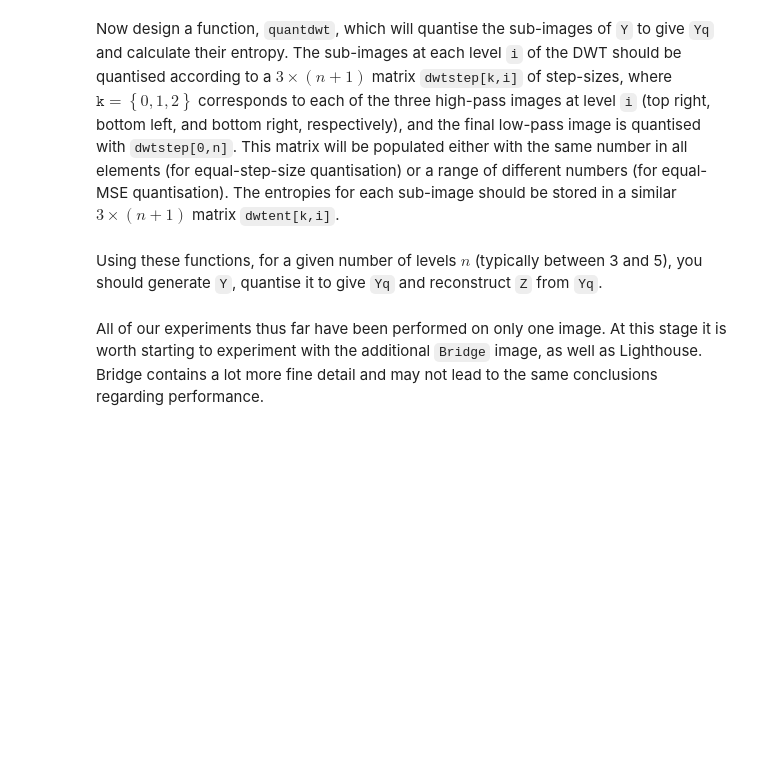
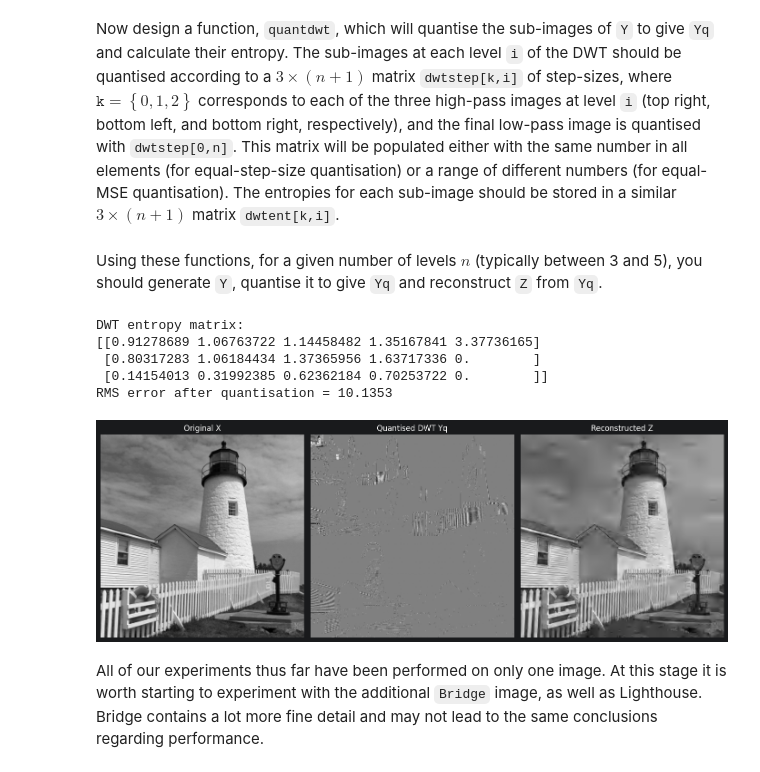
Before and after one commit to dofsdev/SF2, a Jupyter notebook: 9-dwt.ipynb, the cells around one changed output. Cells and saved outputs as stored; diff of their text form; code cells hidden in the pictures; blank space fills up the shorter version.

```diff
--- a/9-dwt.ipynb
+++ b/9-dwt.ipynb
@@ -656,17 +654,3 @@ sub-images of `Y` to give `Yq` and calculate their
 entropy.  The sub-images at each level `i` of the DWT should
 be quantised according to a $3 \times (n+1)$ matrix `dwtstep[k,i]` of
 step-sizes, where $\mathtt{k}=\left\{0,1,2\right\}$ corresponds to each of the three high-pass images at level `i` (top right, bottom left, and bottom right, respectively), and the final low-pass image is quantised with `dwtstep[0,n]`. This matrix will be populated either with the same number in all elements (for equal-step-size quantisation) or a range of different numbers (for equal-MSE quantisation). The entropies for each sub-image should be stored in a similar $3 \times (n+1)$ matrix `dwtent[k,i]`.
-# %%
-def quantdwt(Y: np.ndarray, dwtstep: np.ndarray) -> Tuple[np.ndarray, np.ndarray]:
-    """
-    Parameters:
-        Y: the output of `dwt(X, n)`
-        dwtstep: an array of shape `(3, n+1)`
-    Returns:
-        Yq: the quantized version of `Y`
-        dwtenc: an array of shape `(3, n+1)` containing the entropies
-    """
-    # your code here
-    Yq = None
-    dwtent = None
-    return Yq, dwtent
@@ -679,3 +728,47 @@ give `Yq` and reconstruct `Z` from `Yq`.
+# %%
+n = 4
+step = 17
+
+Y = nlevdwt(X, n)
+
+dwtstep = step * np.ones((3, n + 1))
+
+Yq, dwtent = quantdwt(Y, dwtstep)
+Z = nlevidwt(Yq, n)
+
+err = X - Z
+
+print("DWT entropy matrix:")
+print(dwtent)
+
+print(f"RMS error after quantisation = {np.std(err):.4f}")
+
+plt.figure(figsize=(14, 5))
+
+plt.subplot(1, 3, 1)
+plt.imshow(X, cmap="gray")
+plt.title("Original X")
+plt.axis("off")
+
+plt.subplot(1, 3, 2)
+plt.imshow(Yq, cmap="gray")
+plt.title("Quantised DWT Yq")
+plt.axis("off")
+
+plt.subplot(1, 3, 3)
+plt.imshow(Z, cmap="gray")
+plt.title("Reconstructed Z")
+plt.axis("off")
+
+plt.tight_layout()
+plt.show()
+# %% [output]
+DWT entropy matrix:
+[[0.91278689 1.06763722 1.14458482 1.35167841 3.37736165]
+ [0.80317283 1.06184434 1.37365956 1.63717336 0.        ]
+ [0.14154013 0.31992385 0.62362184 0.70253722 0.        ]]
+RMS error after quantisation = 10.1353
+[figure, added]
 # %% [markdown]
 All of our experiments thus far have been performed on only one image. At this stage it is worth starting to experiment with the additional `Bridge` image, as well as Lighthouse. Bridge contains a lot more fine detail and may not lead to the same conclusions regarding performance.
 # %%
```
Also changed, not shown: parts of 9 cells of this notebook, 2 other files.
